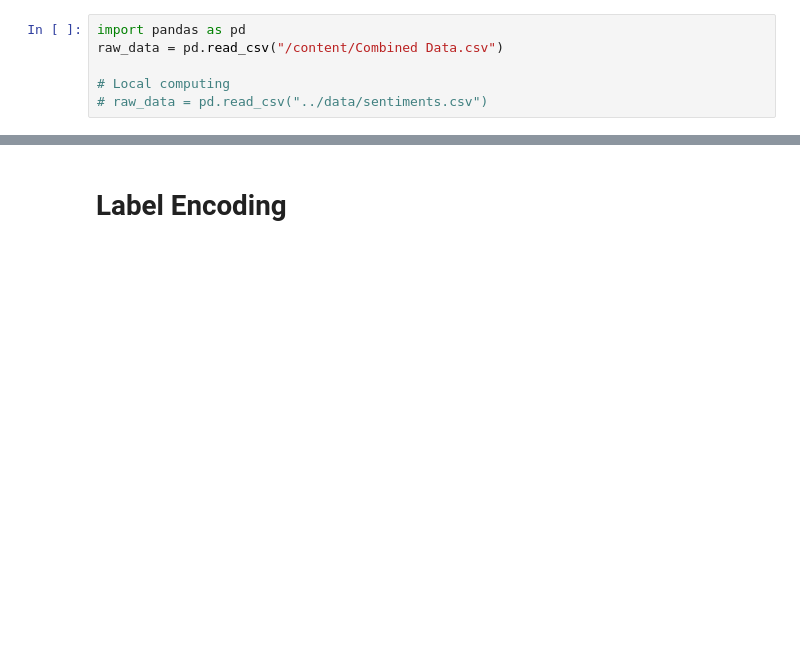
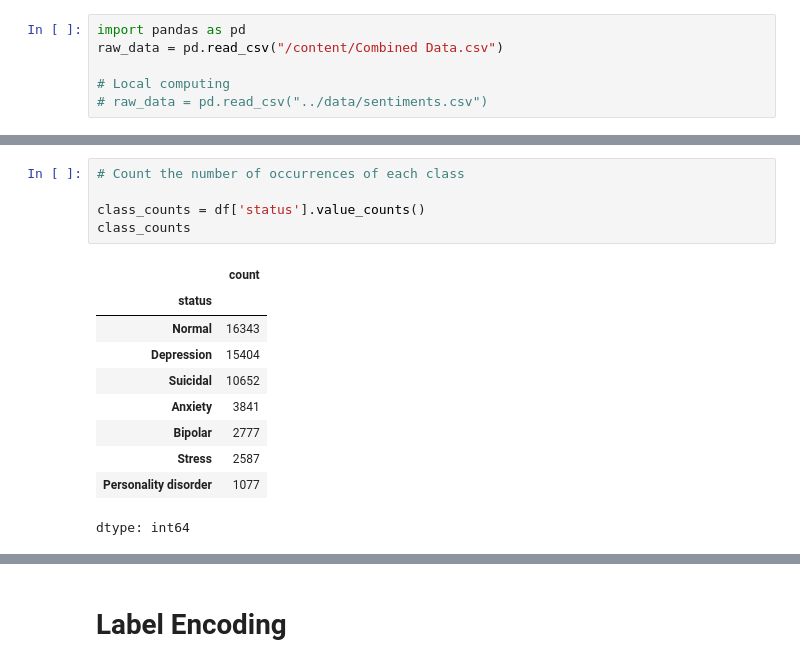
Before and after one commit to cindysintiya/Mental-Health_Sentiment-Analysis, a Jupyter notebook: notebook/ML_Mental_Health_PT.ipynb, the cells around one changed output, grey strips where cells are left out. Cells and saved outputs as stored; diff of their text form; blank space fills up the shorter version.

```diff
--- a/notebook/ML_Mental_Health_PT.ipynb
+++ b/notebook/ML_Mental_Health_PT.ipynb
@@ -40,0 +41,16 @@ Total data (rows): 52681
+# %%
+# Count the number of occurrences of each class
+
+class_counts = df['status'].value_counts()
+class_counts
+# %% [output]
+|  | count |
+| status |  |
+| Normal | 16343 |
+| Depression | 15404 |
+| Suicidal | 10652 |
+| Anxiety | 3841 |
+| Bipolar | 2777 |
+| Stress | 2587 |
+| Personality disorder | 1077 |
+dtype: int64
```
Also changed, not shown: parts of 20 cells of this notebook, 6 other files.
